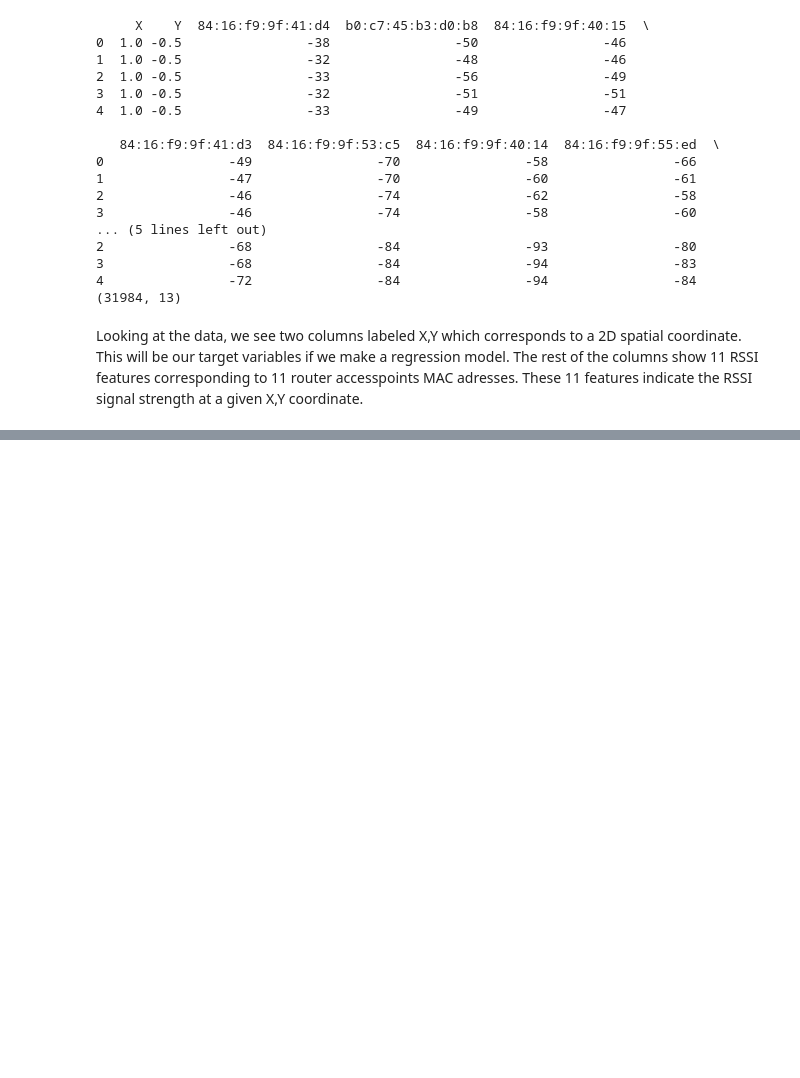
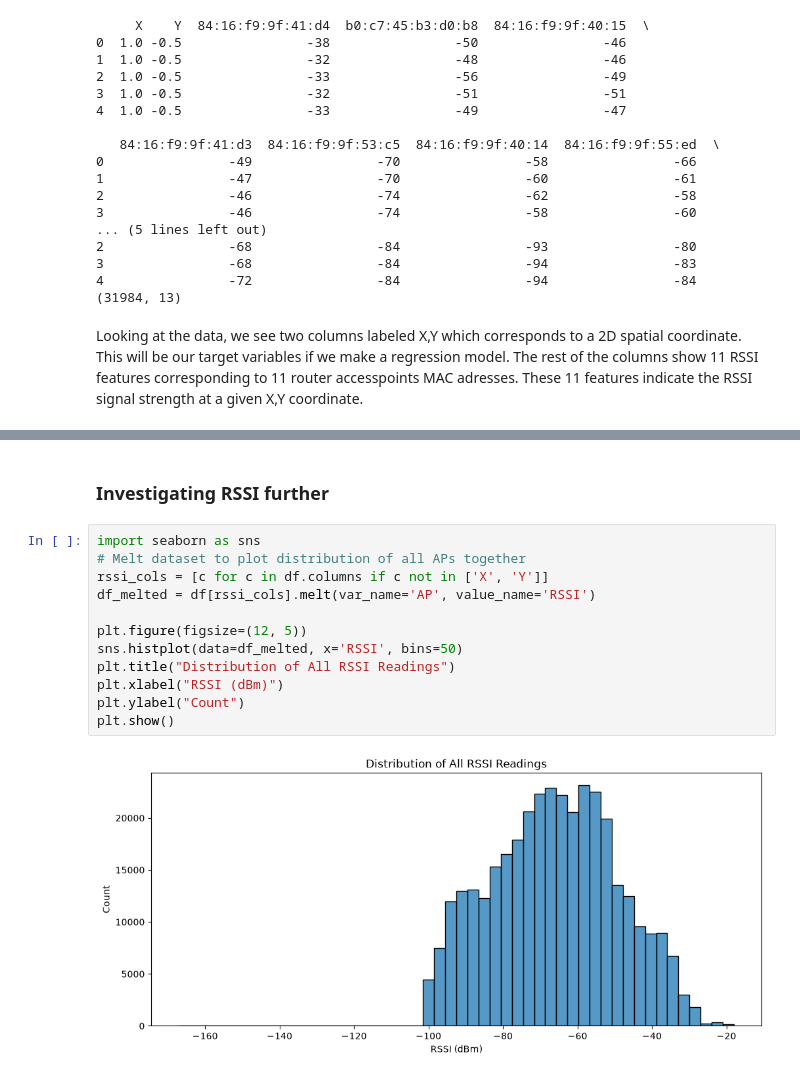
Before and after one commit to Noodleweb/ML-Project-Group-21, a Jupyter notebook: project.ipynb, the cells around one changed output, grey strips where cells are left out. Cells and saved outputs as stored; diff of their text form; blank space fills up the shorter version.

```diff
--- a/project.ipynb
+++ b/project.ipynb
@@ -40,0 +61,16 @@ Looking at the data, we see two columns labeled X,Y which corresponds to a 2D sp
+# %% [markdown]
+### Investigating RSSI further
+# %%
+import seaborn as sns
+# Melt dataset to plot distribution of all APs together
+rssi_cols = [c for c in df.columns if c not in ['X', 'Y']]
+df_melted = df[rssi_cols].melt(var_name='AP', value_name='RSSI')
+
+plt.figure(figsize=(12, 5))
+sns.histplot(data=df_melted, x='RSSI', bins=50)
+plt.title("Distribution of All RSSI Readings")
+plt.xlabel("RSSI (dBm)")
+plt.ylabel("Count")
+plt.show()
+# %% [output]
+[figure, added]
```
Also changed, not shown: parts of 7 cells of this notebook.
